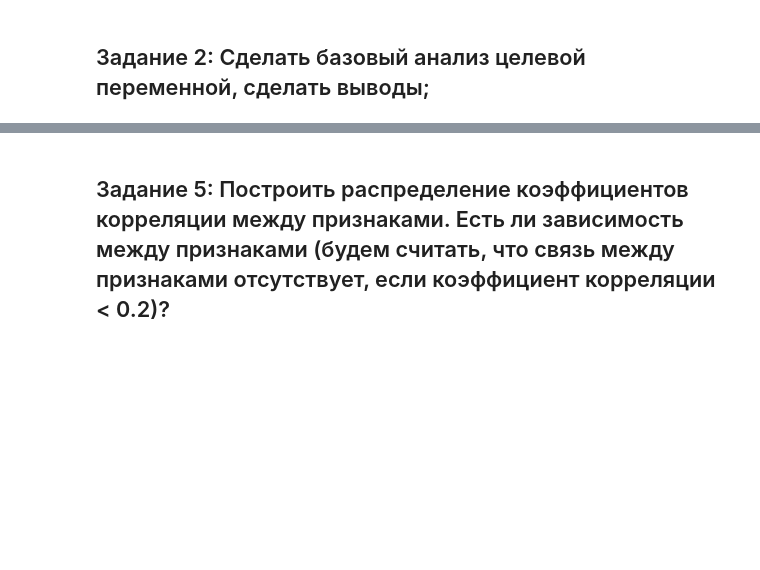
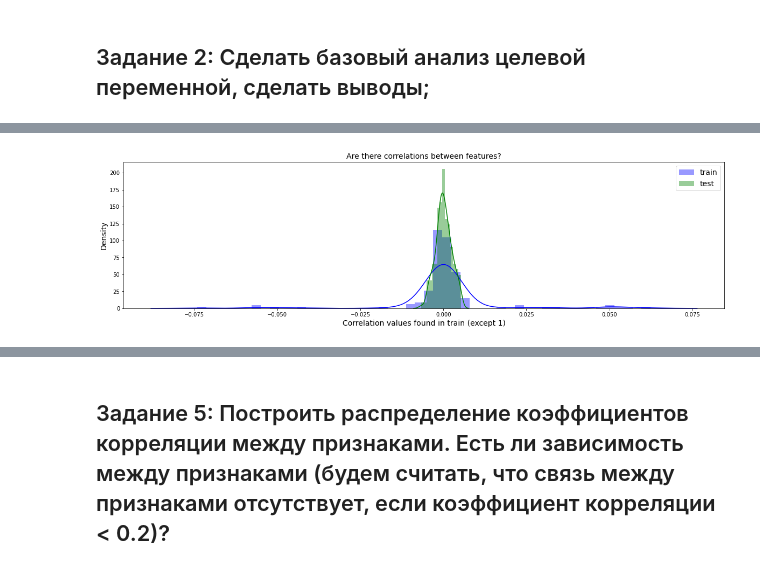
Before and after one commit to koryagin2006/GB_course_Sports_data_analysis, a Jupyter notebook: HW_1 Exploration Data Analysis.ipynb, the cells around one changed output, grey strips where cells are left out. Drawn from its saved outputs; the diff is of its cells as text; code cells hidden in the pictures; blank space fills up the shorter version.

```diff
--- a/HW_1 Exploration Data Analysis.ipynb
+++ b/HW_1 Exploration Data Analysis.ipynb
@@ -116,0 +140,7 @@ msno.matrix(numerical_features);
+# %%
+selected_features = ['var_0', 'var_1', 'var_2', 'var_5', 'var_9', 'var_10', 'var_13', 'var_20', 'var_26',
+                     'var_40',  'var_55', 'var_80', 'var_106', 'var_109', 'var_139', 'var_175', 'var_184', 'var_196']
+print(f'count of selected features = {len(selected_features)}')
+
+selected_features.append('target')
+train_selected = train[selected_features]
@@ -116,0 +157,22 @@ msno.matrix(numerical_features);
+# %%
+train_correlations = train_selected.corr()
+train_correlations = train_correlations.values.flatten()
+train_correlations = train_correlations[train_correlations != 1]
+
+columns = train_selected.columns.tolist()
+columns.remove("target")
+
+test_correlations = test[columns].corr()
+test_correlations = test_correlations.values.flatten()
+test_correlations = test_correlations[test_correlations != 1]
+
+plt.figure(figsize=(20, 5))
+sns.distplot(train_correlations, color="Blue", label="train")
+sns.distplot(test_correlations, color="Green", label="test")
+
+plt.xlabel("Correlation values found in train (except 1)", size=14)
+plt.title("Are there correlations between features?", size=14)
+plt.legend(loc="best", fontsize=14)
+plt.ylabel("Density", size=14)
+# %% [output]
+[figure, added]
```
Also changed, not shown: parts of 9 cells of this notebook.
